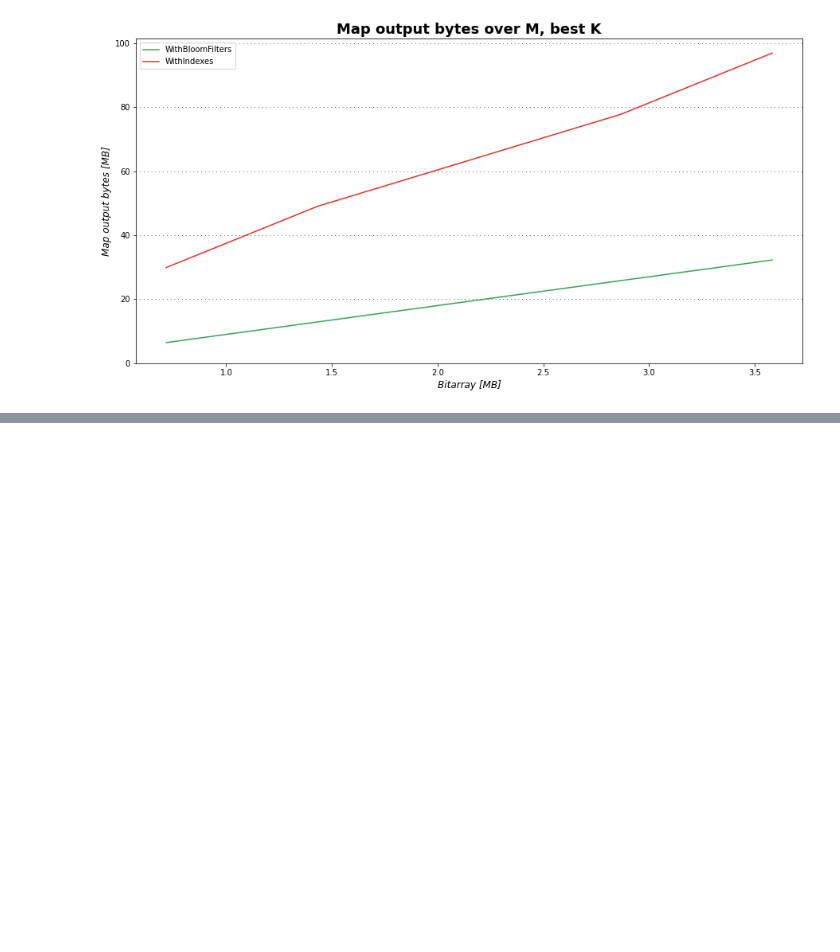
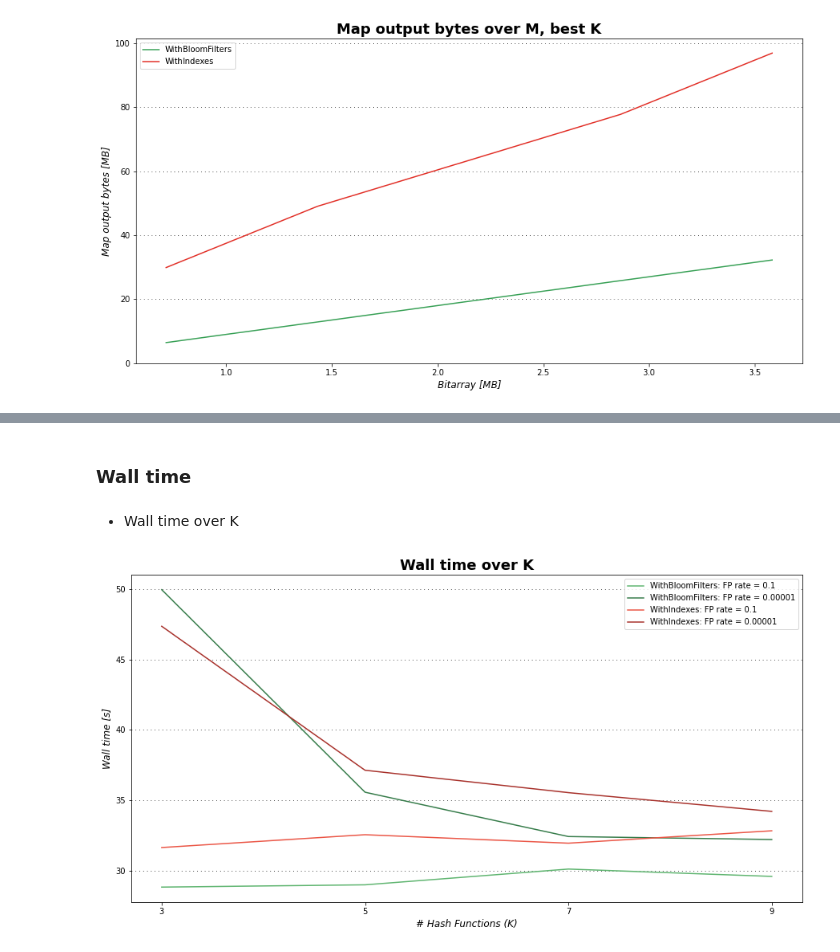
Before and after one commit to MPinna/MapReduceBloomFilter, a Jupyter notebook: dataAnalysis/data_analysis.ipynb, the cells around one changed output, grey strips where cells are left out. Cells and saved outputs as stored; diff of their text form; code cells hidden in the pictures; blank space fills up the shorter version.

```diff
--- a/dataAnalysis/data_analysis.ipynb
+++ b/dataAnalysis/data_analysis.ipynb
@@ -281,0 +356,18 @@ plot_data('MapOutputBytesM_bestK', M, data, legend, ['Bitarray [MB]', 'Map outpu
+# %% [markdown]
+### Wall time
+# %% [markdown]
+* Wall time over K
+# %%
+K = ['3', '5', '7', '9']
+P = ['0.1', '0.00001']
+VERSIONS = ['WithBloomFilters','WithIndexes']
+
+wallTime = [[hadoop_aggregate[f'WithBloomFiltersP{p}K{k}']['wallTime']['avg'] for k in K] for p in P] + \
+                [[hadoop_aggregate[f'WithIndexesP{p}K{k}']['wallTime']['avg'] for k in K] for p in P]
+
+legend = [f'{version}: FP rate = {p}' for version in VERSIONS for p in P ]
+
+plot_data('hadoop_wallTimeK', K, wallTime, legend, ['# Hash Functions (K)', 'Wall time [s]'],
+          title='Wall time over K', colors=sns.color_palette('Greens_d', len(P)) + sns.color_palette('Reds_d', len(P)), auto_range=True)
+# %% [output]
+[figure, added]
```
Also changed, not shown: parts of 23 cells of this notebook.
